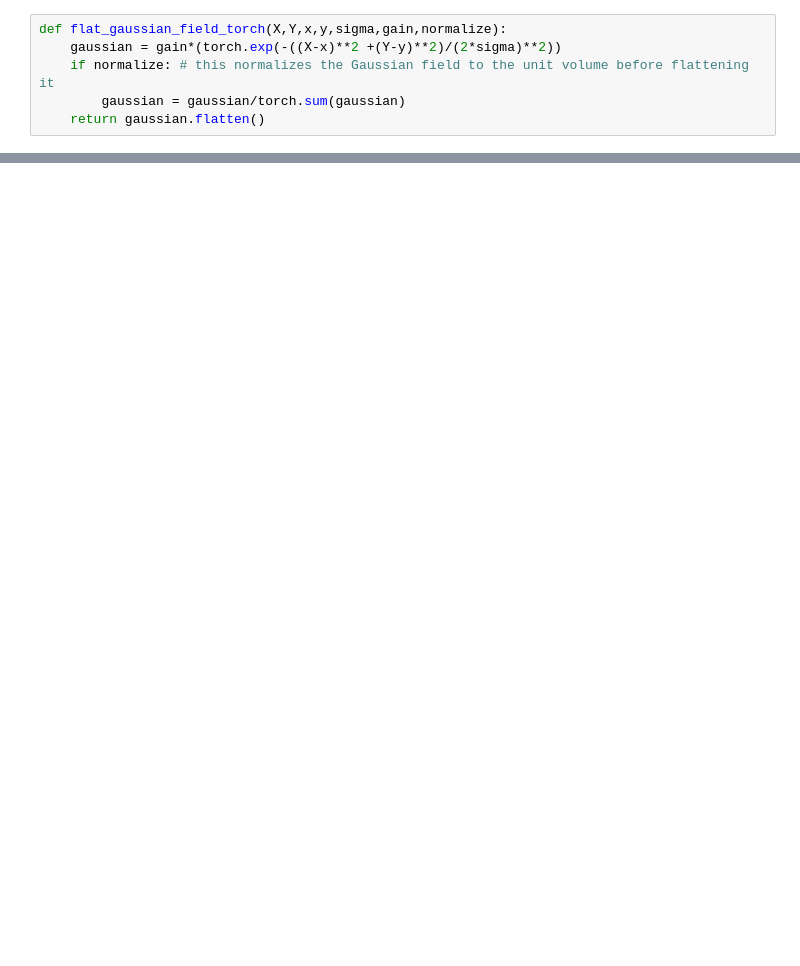
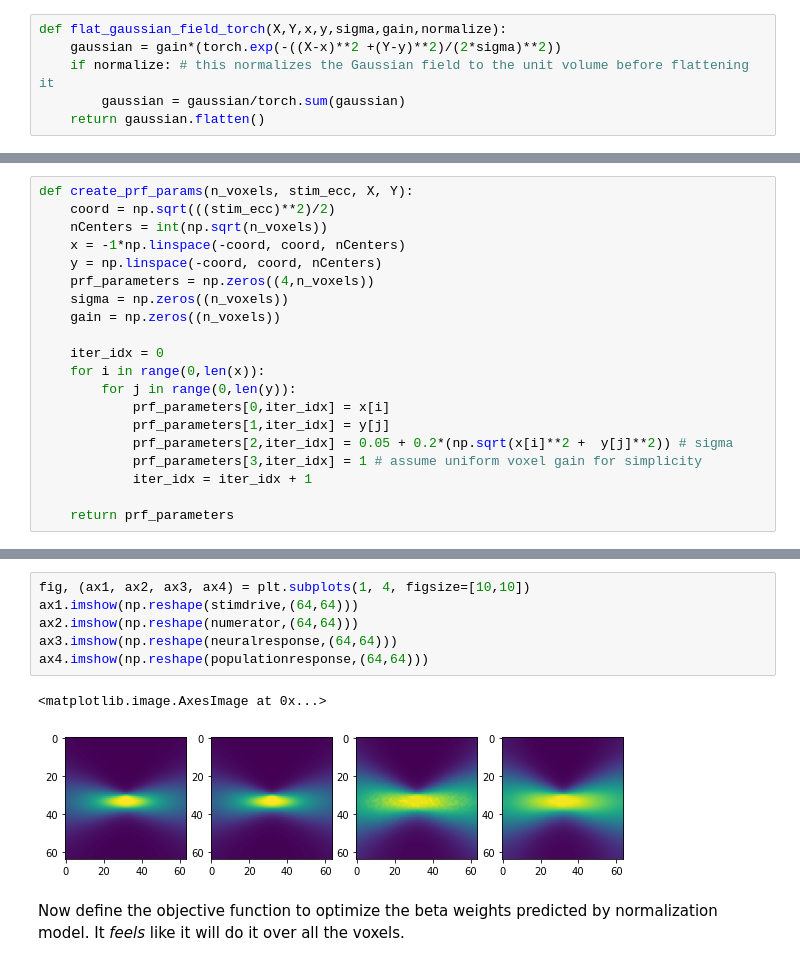
Before and after one commit to ekintuncok/Attention_pRF, a Jupyter notebook: python_scripts/scripts/modelfitting.ipynb, the cells around one changed output, grey strips where cells are left out. Drawn from its saved outputs; the diff is of its cells as text; blank space fills up the shorter version.

```diff
--- a/python_scripts/scripts/modelfitting.ipynb
+++ b/python_scripts/scripts/modelfitting.ipynb
@@ -49,2 +23,22 @@ def simulate_prfs(n_voxels = 9, stim_ecc = 10):
+# %%
+def create_prf_params(n_voxels, stim_ecc, X, Y):
+    coord = np.sqrt(((stim_ecc)**2)/2)
+    nCenters = int(np.sqrt(n_voxels))
+    x = -1*np.linspace(-coord, coord, nCenters)
+    y = np.linspace(-coord, coord, nCenters)
+    prf_parameters = np.zeros((4,n_voxels))
+    sigma = np.zeros((n_voxels))
+    gain = np.zeros((n_voxels))
+
+    iter_idx = 0
+    for i in range(0,len(x)):
+        for j in range(0,len(y)):
+            prf_parameters[0,iter_idx] = x[i]
+            prf_parameters[1,iter_idx] = y[j]
+            prf_parameters[2,iter_idx] = 0.05 + 0.2*(np.sqrt(x[i]**2 +  y[j]**2)) # sigma
+            prf_parameters[3,iter_idx] = 1 # assume uniform voxel gain for simplicity
+            iter_idx = iter_idx + 1
+
+    return prf_parameters
 # %%
 class AttModel(torch.nn.Module):
@@ -107,0 +125,11 @@ attn_model(stimorig)
+# %%
+fig, (ax1, ax2, ax3, ax4) = plt.subplots(1, 4, figsize=[10,10])
+ax1.imshow(np.reshape(stimdrive,(64,64)))
+ax2.imshow(np.reshape(numerator,(64,64)))
+ax3.imshow(np.reshape(neuralresponse,(64,64)))
+ax4.imshow(np.reshape(populationresponse,(64,64)))
+# %% [output]
+<matplotlib.image.AxesImage at 0x...>
+[figure, added]
+# %% [markdown]
+Now define the objective function to optimize the beta weights predicted by normalization model. It *feels* like it will do it over all the voxels.
```
Also changed, not shown: parts of 15 cells of this notebook.
